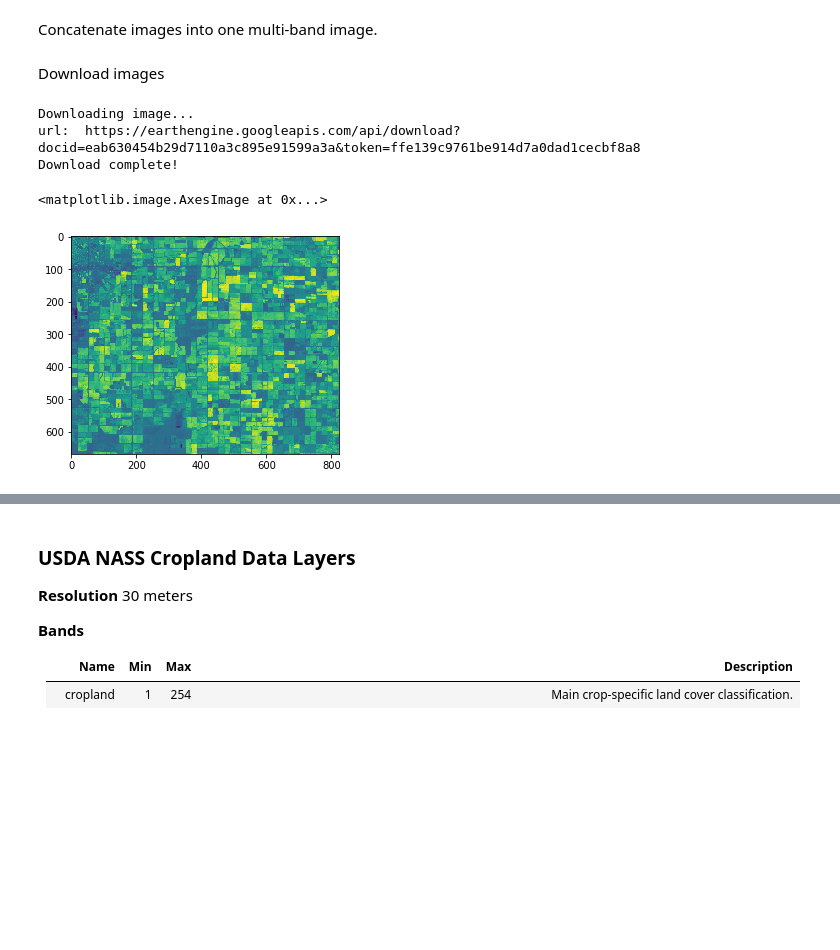
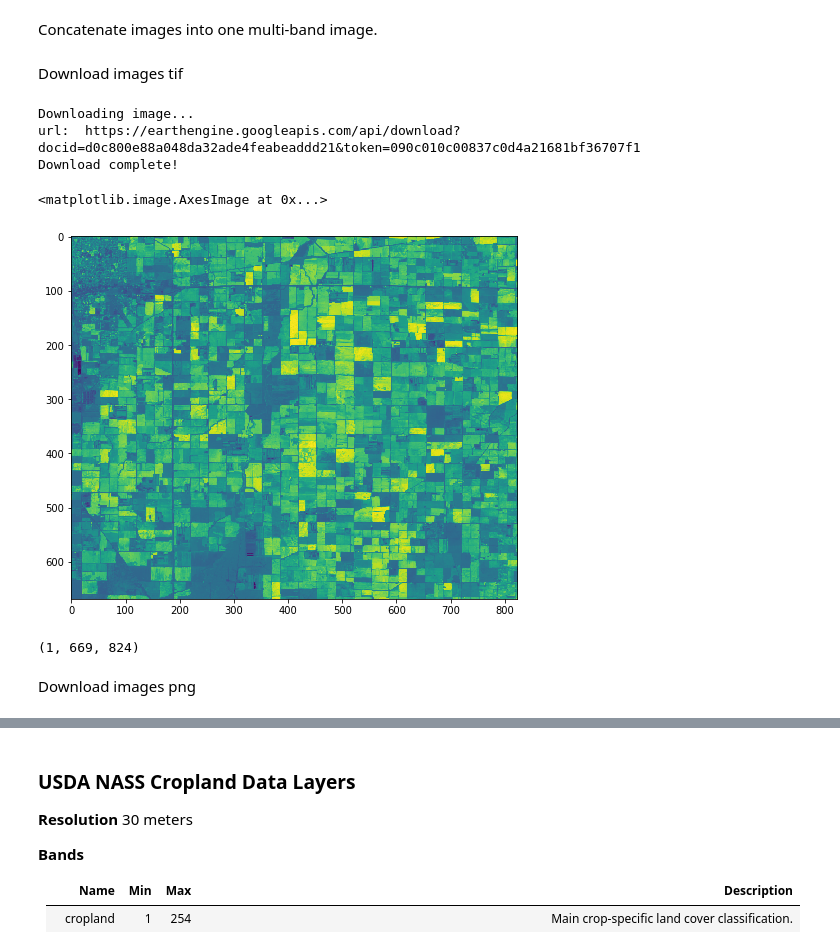
Before and after one commit to yaron1000/cnn-models, a Jupyter notebook: notebooks/Sentinel-2_cropland_data.ipynb, the cells around one changed output, grey strips where cells are left out. Drawn from its saved outputs; the diff is of its cells as text; code cells hidden in the pictures; blank space fills up the shorter version.

```diff
--- a/notebooks/Sentinel-2_cropland_data.ipynb
+++ b/notebooks/Sentinel-2_cropland_data.ipynb
@@ -202,12 +219,12 @@ Concatenate images into one multi-band image.
 # %%
 images = ee.Image.cat([composite.select(['B4','B3','B2', 'B8']), image_ndvi]);
 # %% [markdown]
-Download images
+Download images tif
 # %%
-download_image(images, 'data.zip', mn=0, mx=0.3, scale=scale, region = region)
+download_image_tif(images, 'data.zip', mn=0, mx=0.3, scale=scale, region = region)
 # %% [output]
 Downloading image...
-url:  https://earthengine.googleapis.com/api/download?docid=eab630454b29d7110a3c895e91599a3a&token=ffe139c9761be914d7a0dad1cecbf8a8
+url:  https://earthengine.googleapis.com/api/download?docid=d0c800e88a048da32ade4feabeaddd21&token=090c010c00837c0d4a21681bf36707f1
 Download complete!
 # %%
 # Load tiff file data
@@ -216,7 +233,14 @@ with rasterio.open('./data/eab630454b29d7110a3c895e91599a3a.nd.tif') as src:
     profile = src.profile
     transform = src.transform
 # %%
+plt.figure(figsize=[8,8])
 plt.imshow(data[0,:,:])
 # %% [output]
 <matplotlib.image.AxesImage at 0x...>
-[figure, old version]
+[figure, new version]
+# %%
+data.shape
+# %% [output]
+(1, 669, 824)
+# %% [markdown]
+Download images png
```
Also changed, not shown: parts of 14 cells of this notebook.
